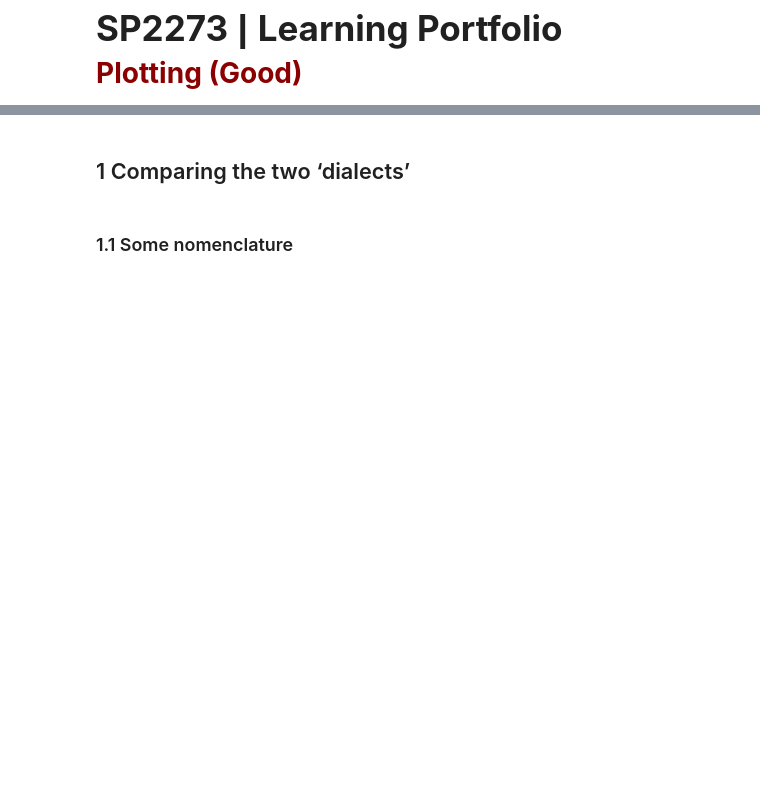
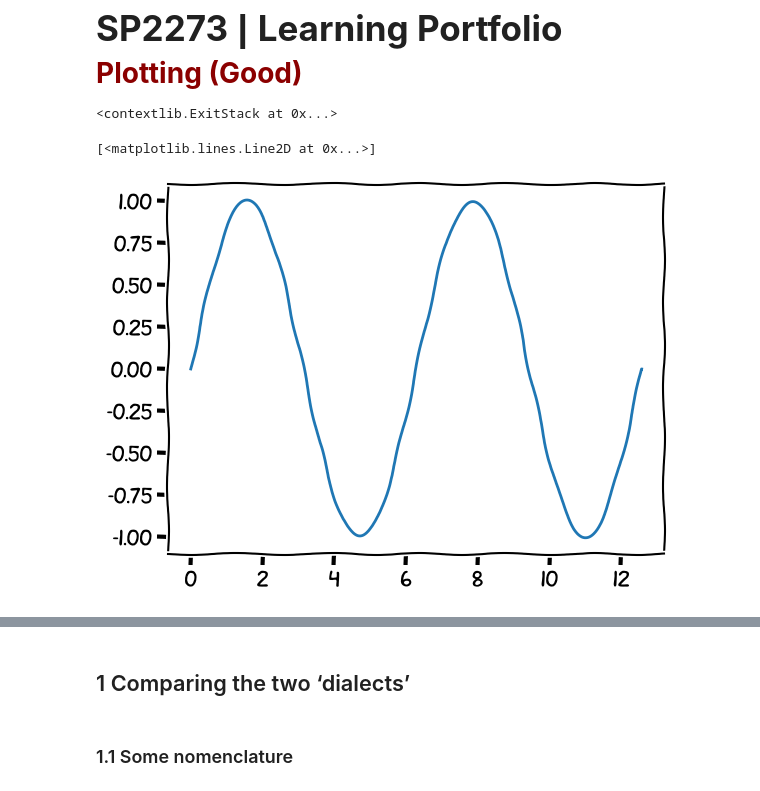
Before and after one commit to SPS-SP2273/learning-portfolio-shawn1368, a Jupyter notebook: plotting/plotting_(good).ipynb, the cells around one changed output, grey strips where cells are left out. Cells and saved outputs as stored; diff of their text form; code cells hidden in the pictures; blank space fills up the shorter version.

```diff
--- a/plotting/plotting_(good).ipynb
+++ b/plotting/plotting_(good).ipynb
@@ -4,3 +4,16 @@
 import numpy as np
 import matplotlib as mpl
 import matplotlib.pyplot as plt
+
+plt.xkcd() # XKCD Mode :D
+# %% [output]
+<contextlib.ExitStack at 0x...>
+# %%
+X = np.linspace(0, 4*np.pi, 1000)
+Y = np.sin(X)
+fig, ax = plt.subplots()
+ax.plot(X, Y)
+# fig.show()
+# %% [output]
+[<matplotlib.lines.Line2D at 0x...>]
+[figure, added]
```
Also changed, not shown: parts of 2 cells of this notebook, 1 other file.
